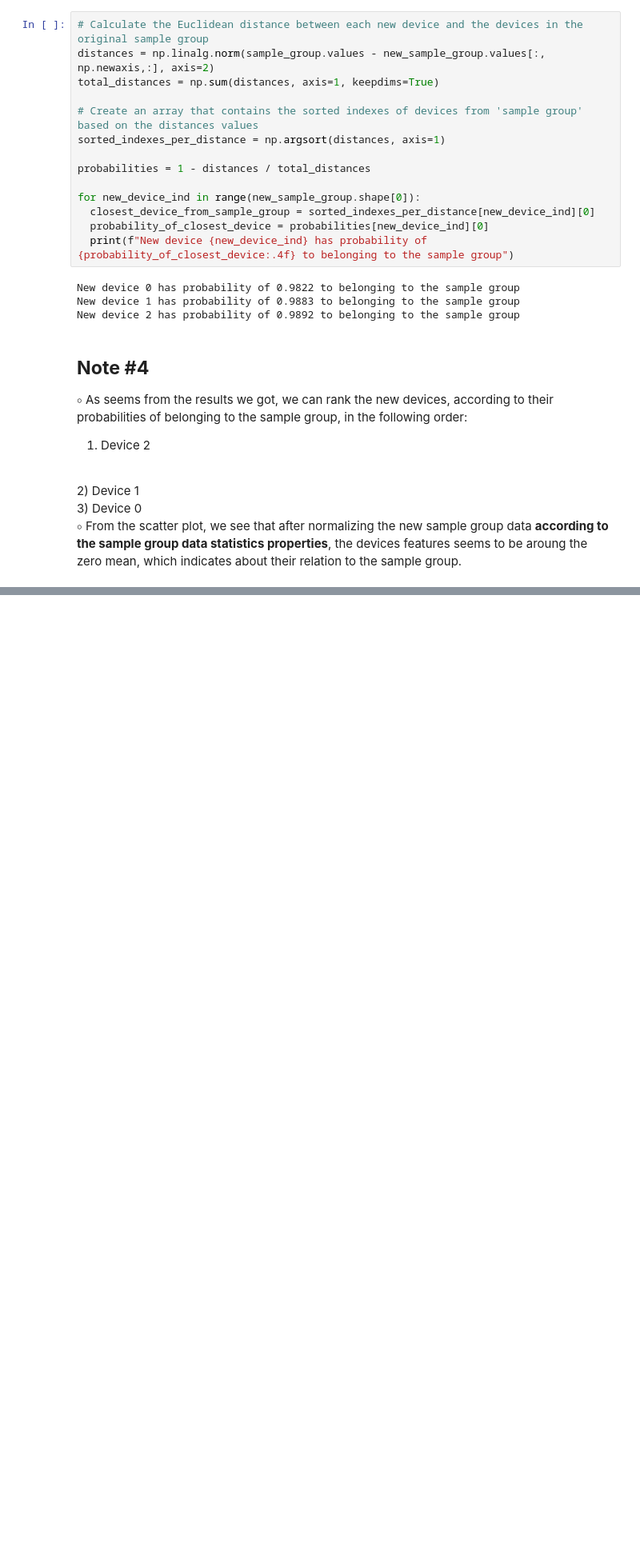
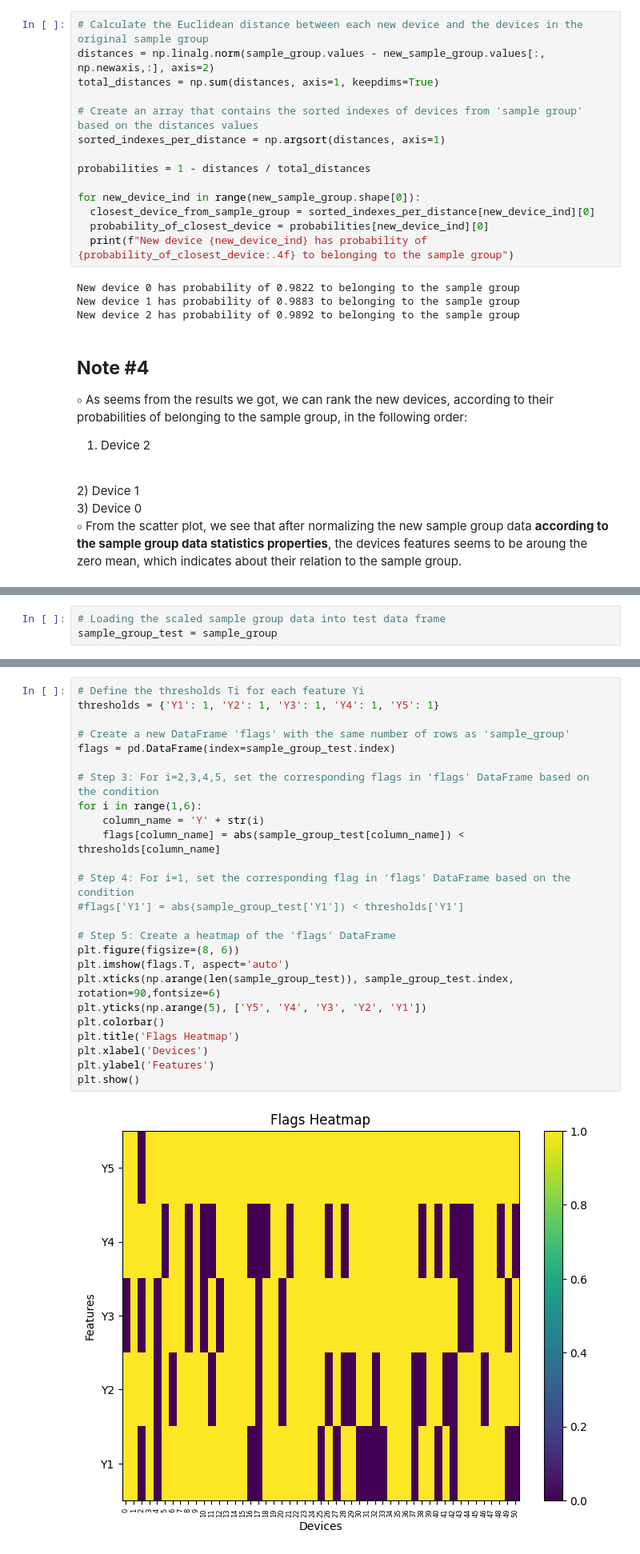
Before and after one commit to RonBartov/Data_Processing, a Jupyter notebook: factory_data_processing.ipynb, the cells around one changed output, grey strips where cells are left out. Shown: that part at 80% size. Cells and saved outputs as stored; diff of their text form; blank space fills up the shorter version.

```diff
--- a/factory_data_processing.ipynb
+++ b/factory_data_processing.ipynb
@@ -542,0 +526,3 @@ sample_group.describe()
+# %%
+# Loading the scaled sample group data into test data frame
+sample_group_test = sample_group
@@ -542,0 +538,27 @@ sample_group.describe()
+# %%
+# Define the thresholds Ti for each feature Yi
+thresholds = {'Y1': 1, 'Y2': 1, 'Y3': 1, 'Y4': 1, 'Y5': 1}
+
+# Create a new DataFrame 'flags' with the same number of rows as 'sample_group'
+flags = pd.DataFrame(index=sample_group_test.index)
+
+# Step 3: For i=2,3,4,5, set the corresponding flags in 'flags' DataFrame based on the condition
+for i in range(1,6):
+    column_name = 'Y' + str(i)
+    flags[column_name] = abs(sample_group_test[column_name]) < thresholds[column_name]
+
+# Step 4: For i=1, set the corresponding flag in 'flags' DataFrame based on the condition
+#flags['Y1'] = abs(sample_group_test['Y1']) < thresholds['Y1']
+
+# Step 5: Create a heatmap of the 'flags' DataFrame
+plt.figure(figsize=(8, 6))
+plt.imshow(flags.T, aspect='auto')
+plt.xticks(np.arange(len(sample_group_test)), sample_group_test.index, rotation=90,fontsize=6)
+plt.yticks(np.arange(5), ['Y5', 'Y4', 'Y3', 'Y2', 'Y1'])
+plt.colorbar()
+plt.title('Flags Heatmap')
+plt.xlabel('Devices')
+plt.ylabel('Features')
+plt.show()
+# %% [output]
+[figure, added]
```
Also changed, not shown: parts of 4 cells of this notebook.
